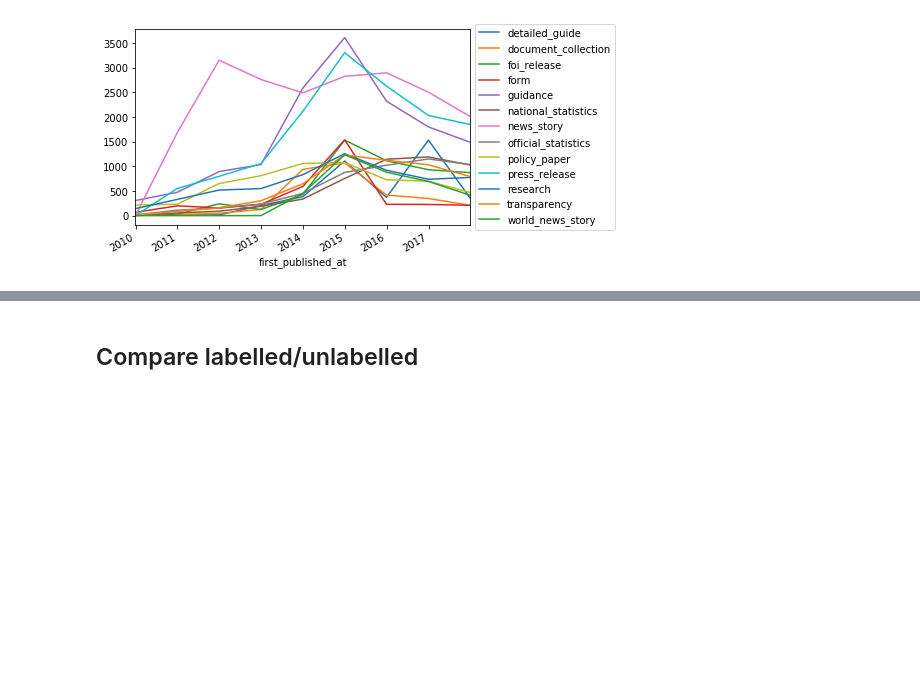
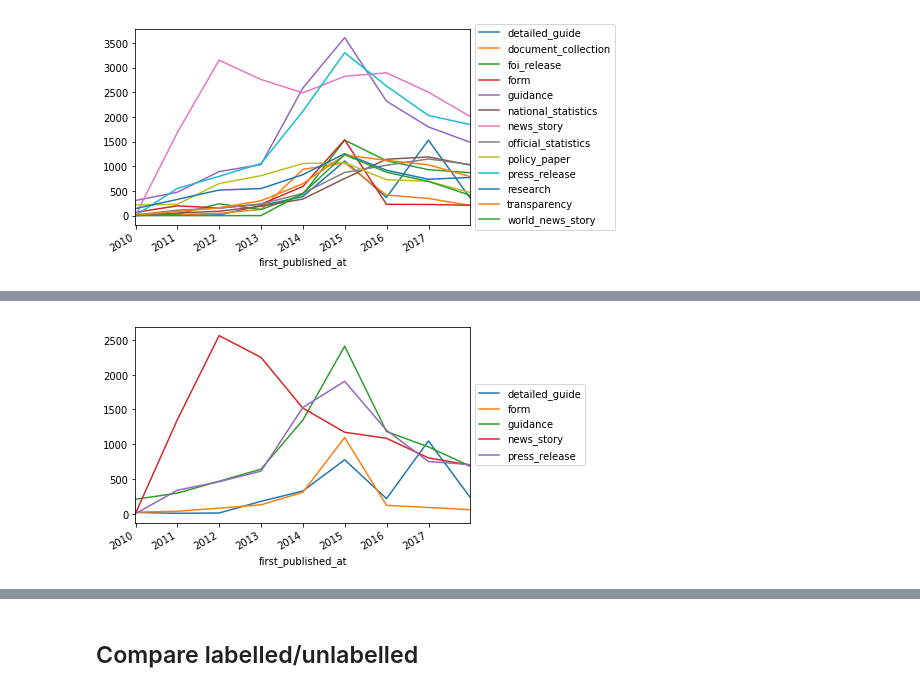
Before and after one commit to alphagov/govuk-taxonomy-supervised-learning, a Jupyter notebook: python/notebooks/EDA-MU.ipynb, the cells around one changed output, grey strips where cells are left out. Cells and saved outputs as stored; diff of their text form; code cells hidden in the pictures; blank space fills up the shorter version.

```diff
--- a/python/notebooks/EDA-MU.ipynb
+++ b/python/notebooks/EDA-MU.ipynb
@@ -679,0 +729,30 @@ pandas.core.indexes.base.Index
+# %%
+#level2
+level2_tagged['first_published_at'] = pd.to_datetime(level2_tagged['first_published_at'])
+level2_tagged.index = level2_tagged['first_published_at']
+
+
+l2_grouped = level2_tagged.groupby(['document_type', pd.Grouper(freq='Y')])['first_published_at'].count()
+l2_count_by_year = l2_grouped.unstack('document_type', fill_value=0)
+#There are too many document types to plot on one chart so select the types with highest maximum
+l2_top_count = l2_count_by_year.loc[:,l2_count_by_year.max() > 1000]
+
+#Graph (absolute numbers)
+ax = l2_top_count.plot()
+ax.set_xlim(pd.Timestamp('2009-12-31'), pd.Timestamp('2017-12-31'))
+ax.legend(loc='center left', bbox_to_anchor=(1, 0.5))
+
+#Relative
+df_l2 = l2_count_by_year.stack().reset_index()
+df_l2.columns = ['date', 'document_type', 'percent']
+l2_bydoctype_year = df_l2.groupby(['date', 'document_type']).agg({'percent': 'sum'})
+# Change: groupby state_office and divide by sum
+l2_bydoctype_pcts = l2_bydoctype_year.groupby(level=0).apply(lambda x:
+                                                 100 * x / float(x.sum())).unstack('document_type', fill_value=0)
+
+l2_bydoctype_pcts.columns = l2_bydoctype_pcts.columns.droplevel(0)
+l2_top_pct = l2_bydoctype_pcts[['decision', 'guidance', 'independent_report',
+       'international_treaty', 'national_statistics', 'news_story',
+       'policy_paper', 'press_release', 'research']]
+# %% [output]
+[figure, added]
```
Also changed, not shown: parts of 14 cells of this notebook.
